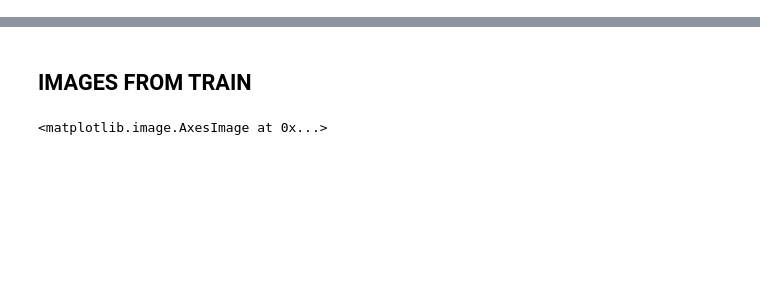
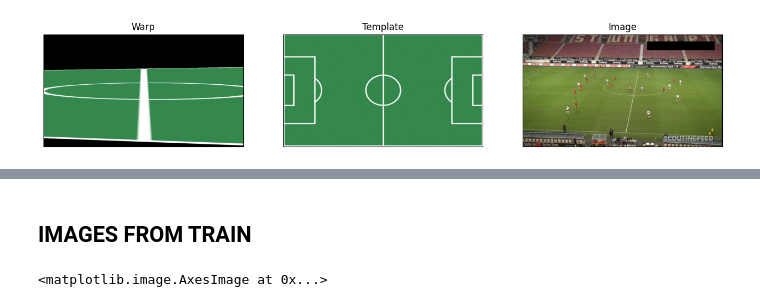
Before and after one commit to Fer14/futstats, a Jupyter notebook: futstats/homography/direct_homography/narya/nb.ipynb, the cells around one changed output, grey strips where cells are left out. Cells and saved outputs as stored; diff of their text form; code cells hidden in the pictures; blank space fills up the shorter version.

```diff
--- a/futstats/homography/direct_homography/narya/nb.ipynb
+++ b/futstats/homography/direct_homography/narya/nb.ipynb
@@ -54,0 +346,10 @@ plt.imshow(warped)
+# %%
+warp = warp_image_torch(np_img_to_torch_img(template), to_torch(res))
+warp = torch_img_to_np_img(warp[0])
+visualize(
+        warp=warp,
+        template=template,
+        image=img,
+    )
+# %% [output]
+[figure, added]
```
Also changed, not shown: parts of 31 cells of this notebook, 27 other files.
